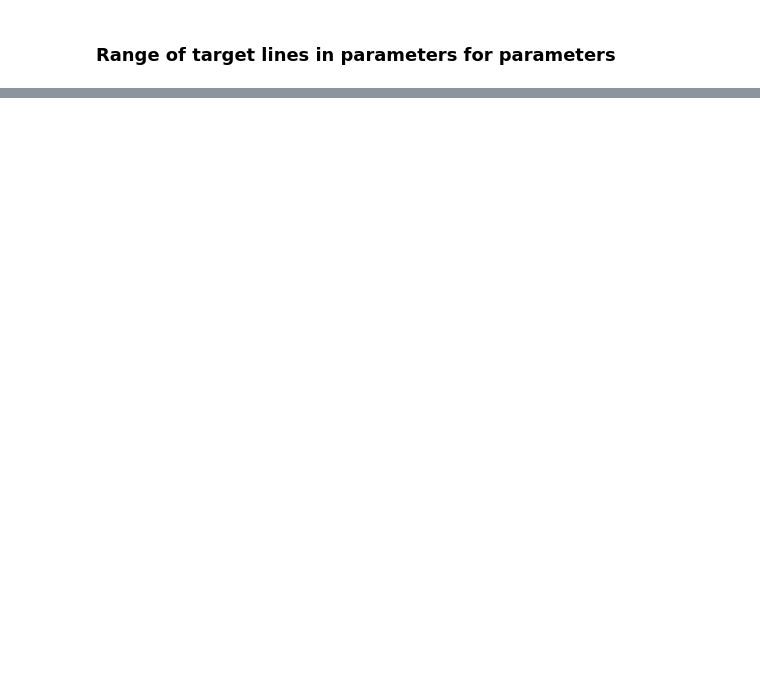
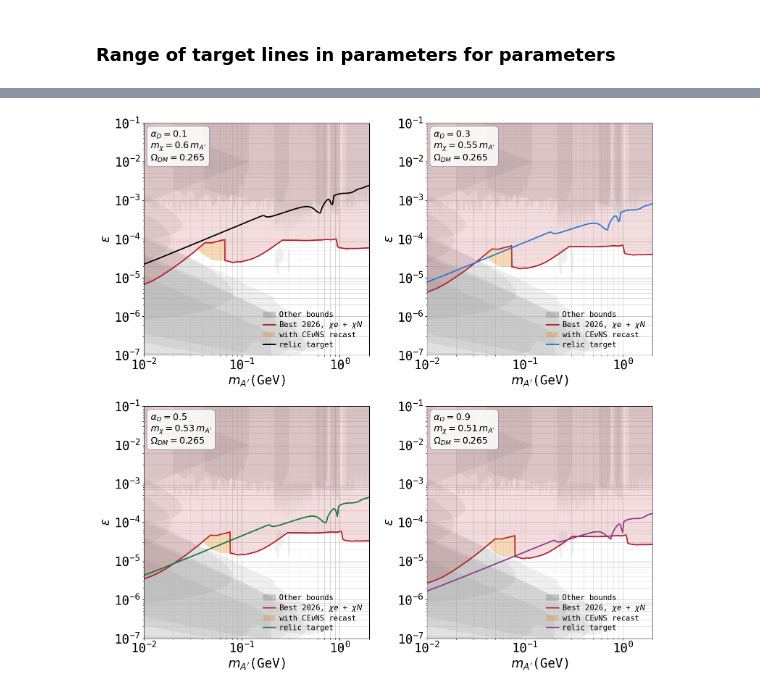
Before and after one commit to sgogoeg/bcgs_internship, a Jupyter notebook: Code/Direct_detection.ipynb, the cells around one changed output, grey strips where cells are left out. Saved outputs shown, nothing was run; the diff lists cells and outputs as text; code cells hidden in the pictures; blank space fills up the shorter version.

```diff
--- a/Code/Direct_detection.ipynb
+++ b/Code/Direct_detection.ipynb
@@ -1639,0 +1626,95 @@ plt.show()
+# %%
+### One panel per parameter point, each with the direct detection line
+### recomputed at those parameters rather than the baseline one: the limit
+### depends on alpha_D and on mchi/mA' exactly as the relic line does, so a
+### single bound drawn against all four would be wrong for three of them.
+
+## Creating a plot:
+
+fig, axes = plt.subplots(2, 2, figsize = (16, 16), sharex = True,
+                         sharey = True)
+
+for ax, (_ma, _eps, _meta, _color) in zip(axes.flat, relic_ladder):
+    _alphaD = float(_meta["alphaD"])
+    _r = float(_meta["mchi_over_ma"])
+
+    ax.set_xlabel(r"$m_{A'}$(GeV)")
+    ax.set_ylabel(r"$\epsilon$")
+
+    ## Log Axis
+    ax.set_xscale('log')
+    ax.set_yscale('log')
+
+    ## Major grid:
+    ax.grid(True, which='major', linestyle='-', linewidth=0.75, alpha=0.75)
+
+    ## Minor ticks and grid:
+    ax.minorticks_on()
+    ax.grid(True, which='minor', linestyle='-', linewidth=0.5, alpha=0.75)
+
+    ax.set_axisbelow(True) # Ensure grid is below data
+
+    # The accelerator and beam dump family does not depend on the dark sector
+    # parameters, so it is the one thing that is the same in all four panels.
+    for _name, _b in bounds_lines.items():
+        ax.fill(_b[:, 0], _b[:, 1], color = '#7e7e7e', alpha = 0.12,
+                linewidth = 0, zorder = 0)
+
+    ax.fill(np.nan, np.nan, color = '#7e7e7e', alpha = 0.35,
+            label = r"Other bounds")
+
+    _ma_dd_i, _eps_dd_i = best2026_at(_alphaD, _r)
+
+    ax.plot(_ma_dd_i, _eps_dd_i, color = '#b3202c', linewidth = 2.5,
+            label = r"Best 2026, $\chi e$ + $\chi N$")
+
+    ax.fill_between(_ma_dd_i, _eps_dd_i, 1,
+                    color = '#b3202c', alpha = 0.15, zorder = 1)
+
+    # The CEvNS recast at the same parameters, as its own region.
+    _ma_cen_i, _eps_cen_i = best2026_at(_alphaD, _r, with_cenuns = True)
+
+    ax.fill_between(_ma_cen_i, _eps_cen_i,
+                    np.exp(np.interp(np.log(_ma_cen_i), np.log(_ma_dd_i),
+                                     np.log(_eps_dd_i))),
+                    color = '#e08214', alpha = 0.3, linewidth = 0,
+                    zorder = 2, label = r"with CE$\nu$NS recast")
+
+    ax.plot(_ma, _eps, color = _color, linewidth = 2.5,
+            label = r"relic target")
+
+    ax.text(0.03, 0.97,
+            "\n".join([r"$\alpha_D = %s$" % _meta["alphaD"],
+                       r"$m_\chi = %s\, m_{A'}$" % _meta["mchi_over_ma"],
+                       r"$\Omega_{DM} = %s$" % _meta["Omega_target"]]),
+            transform = ax.transAxes, va = 'top', ha = 'left', fontsize = 18,
+            bbox = dict(boxstyle = 'round,pad=0.4', facecolor = 'white',
+                        edgecolor = '#7e7e7e', alpha = 0.85))
+
+    ax.legend(
+        loc = 'lower right',           # the lower right of the axes is empty
+        ncol = 1,                      # stacked, to keep it narrow
+        fontsize = 15,
+        labelspacing = 0.3,
+        handlelength = 1.6,
+        handletextpad = 0.5,
+        borderpad = 0.4,
+        frameon = False                # removes legend border
+    )
+
+    ax.set_xbound(1e-2, 2e0)
+    ax.set_ybound(1e-7, 1e-1)
+
+# sharex and sharey blank the inner labels, which are wanted here: the four
+# panels are read as four separate plots rather than as one grid.
+for ax in axes.flat:
+    ax.xaxis.set_tick_params(labelbottom = True)
+    ax.yaxis.set_tick_params(labelleft = True)
+
+fig.tight_layout()
+
+# Save and show the figure:
+plt.savefig("figures/relic_abundance_ladder.pdf", bbox_inches='tight')
+plt.show()
+# %% [output]
+[figure, added]
```
Also changed, not shown: parts of 12 cells of this notebook, 15 other files.
